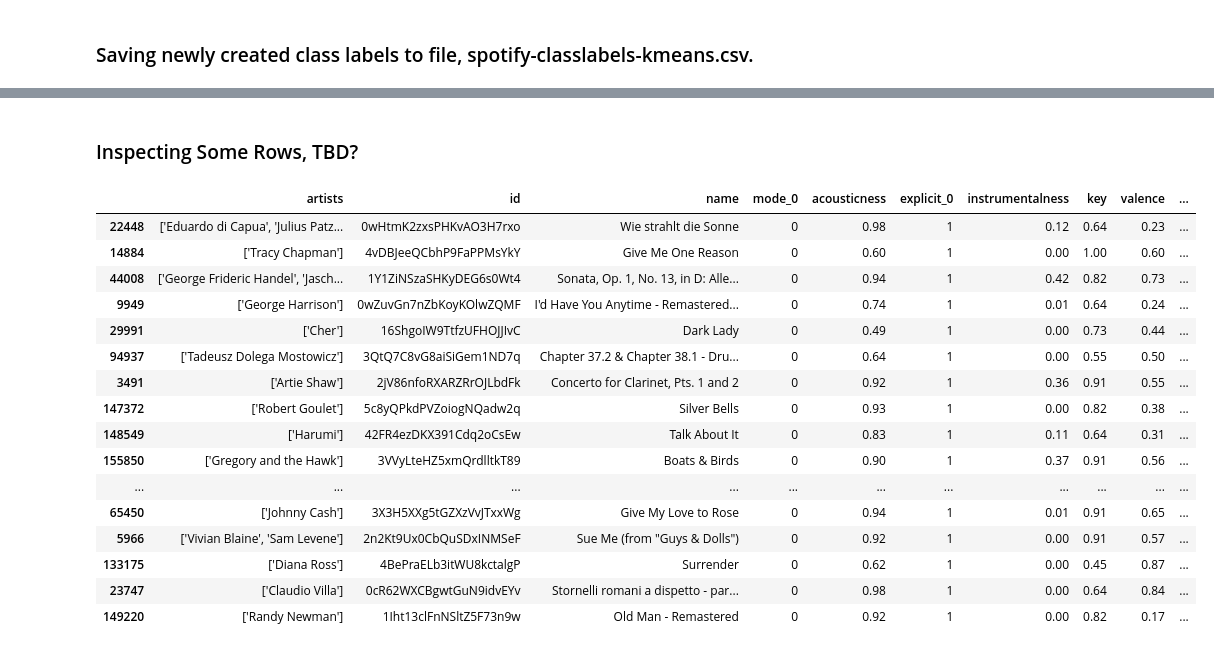
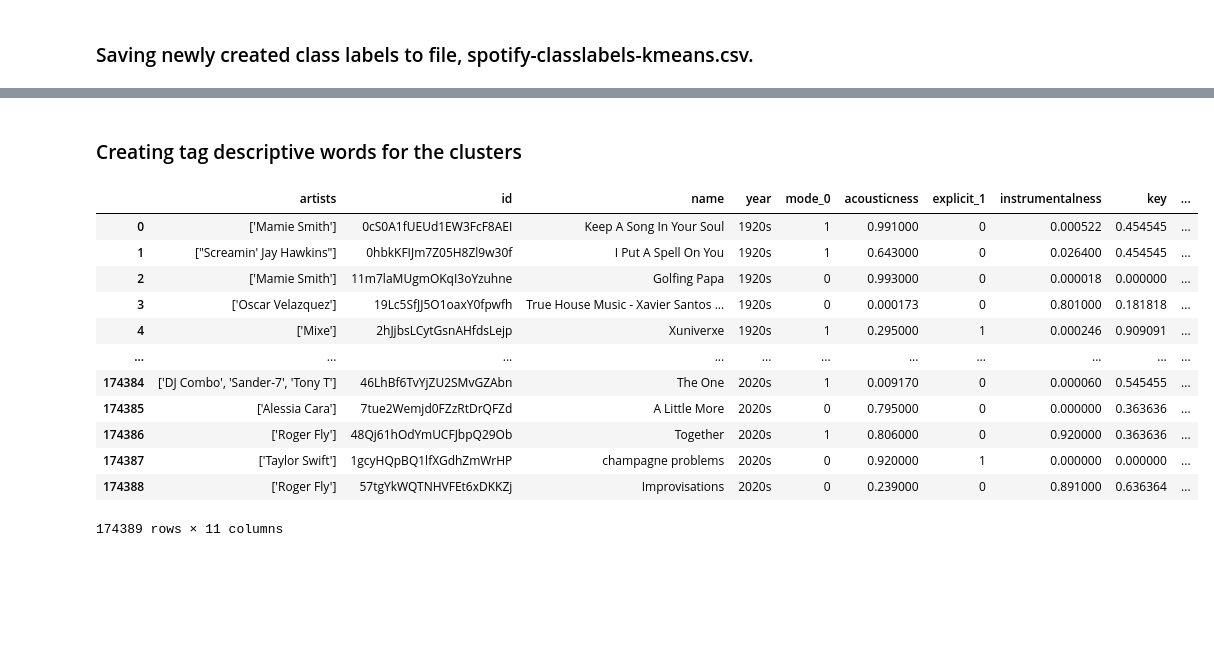
Before and after one commit to JoelQFernandez/DSC-478---Programming-Machine-Learning-Applications---Final-Project, a Jupyter notebook: Final Project - KMeans.ipynb, the cells around one changed output, grey strips where cells are left out. Saved outputs shown, nothing was run; the diff lists cells and outputs as text; code cells hidden in the pictures; blank space fills up the shorter version.

Commit message:
Added cluster tags

```diff
--- a/Final Project - KMeans.ipynb
+++ b/Final Project - KMeans.ipynb
@@ -230,27 +232,21 @@ spotify.to_csv((working_dir)+"/Data/spotify-classlabels-kmeans.csv", index = Fal
-# %% [markdown]
-### Inspecting Some Rows, TBD?
-# %%
-#inspecting some rows
-pd.set_option('display.max_columns', 500)
-
-#spotify.loc[spotify['cluster'] == 0].sample(n=20) # seems to be mid to high-energy poppy
-spotify.loc[spotify['cluster'] == 1].sample(n=20) # seems to be mellow instrumental
-#spotify.loc[spotify['cluster'] == 6].sample(n=20) # seems to be a more easy-listening collection
-# %% [output]
-|  | artists | id | name | mode_0 | acousticness | explicit_0 | instrumentalness | key | valence | ... |
-| 22448 | ['Eduardo di Capua', 'Julius Patz... | 0wHtmK2zxsPHKvAO3H7rxo | Wie strahlt die Sonne | 0 | 0.98 | 1 | 0.12 | 0.64 | 0.23 | ... |
-| 14884 | ['Tracy Chapman'] | 4vDBJeeQCbhP9FaPPMsYkY | Give Me One Reason | 0 | 0.60 | 1 | 0.00 | 1.00 | 0.60 | ... |
-| 44008 | ['George Frideric Handel', 'Jasch... | 1Y1ZiNSzaSHKyDEG6s0Wt4 | Sonata, Op. 1, No. 13, in D: Alle... | 0 | 0.94 | 1 | 0.42 | 0.82 | 0.73 | ... |
-| 9949 | ['George Harrison'] | 0wZuvGn7nZbKoyKOlwZQMF | I'd Have You Anytime - Remastered... | 0 | 0.74 | 1 | 0.01 | 0.64 | 0.24 | ... |
-| 29991 | ['Cher'] | 16ShgoIW9TtfzUFHOJJIvC | Dark Lady | 0 | 0.49 | 1 | 0.00 | 0.73 | 0.44 | ... |
-| 94937 | ['Tadeusz Dolega Mostowicz'] | 3QtQ7C8vG8aiSiGem1ND7q | Chapter 37.2 & Chapter 38.1 - Dru... | 0 | 0.64 | 1 | 0.00 | 0.55 | 0.50 | ... |
-| 3491 | ['Artie Shaw'] | 2jV86nfoRXARZRrOJLbdFk | Concerto for Clarinet, Pts. 1 and 2 | 0 | 0.92 | 1 | 0.36 | 0.91 | 0.55 | ... |
-| 147372 | ['Robert Goulet'] | 5c8yQPkdPVZoiogNQadw2q | Silver Bells | 0 | 0.93 | 1 | 0.00 | 0.82 | 0.38 | ... |
-| 148549 | ['Harumi'] | 42FR4ezDKX391Cdq2oCsEw | Talk About It | 0 | 0.83 | 1 | 0.11 | 0.64 | 0.31 | ... |
-| 155850 | ['Gregory and the Hawk'] | 3VVyLteHZ5xmQrdlltkT89 | Boats & Birds | 0 | 0.90 | 1 | 0.37 | 0.91 | 0.56 | ... |
-| ... | ... | ... | ... | ... | ... | ... | ... | ... | ... | ... |
-| 65450 | ['Johnny Cash'] | 3X3H5XXg5tGZXzVvJTxxWg | Give My Love to Rose | 0 | 0.94 | 1 | 0.01 | 0.91 | 0.65 | ... |
-| 5966 | ['Vivian Blaine', 'Sam Levene'] | 2n2Kt9Ux0CbQuSDxINMSeF | Sue Me (from "Guys & Dolls") | 0 | 0.92 | 1 | 0.00 | 0.91 | 0.57 | ... |
-| 133175 | ['Diana Ross'] | 4BePraELb3itWU8kctalgP | Surrender | 0 | 0.62 | 1 | 0.00 | 0.45 | 0.87 | ... |
-| 23747 | ['Claudio Villa'] | 0cR62WXCBgwtGuN9idvEYv | Stornelli romani a dispetto - par... | 0 | 0.98 | 1 | 0.00 | 0.64 | 0.84 | ... |
-| 149220 | ['Randy Newman'] | 1Iht13clFnNSltZ5F73n9w | Old Man - Remastered | 0 | 0.92 | 1 | 0.00 | 0.82 | 0.17 | ... |
+# %% [markdown]
+### Creating tag descriptive words for the clusters
+# %%
+spotify = pd.read_csv((working_dir)+"/Data/spotify-classlabels-kmeans.csv")
+
+#inspecting some rows
+pd.set_option('display.max_columns', 500)
+
+#spotify.loc[spotify['cluster'] == 0].sample(n=20) # High Energy, Poppy, Mid-Energy, Acoustic
+#spotify.loc[spotify['cluster'] == 1].sample(n=20) # Lo-fi, Classic Vocal, Vocal, Low-Energy, Jazz, Acoustic
+#spotify.loc[spotify['cluster'] == 2].sample(n=20) # Heavy Rock, Rock, Acoustic, Guitar, Mid Energy, High Energy
+#spotify.loc[spotify['cluster'] == 3].sample(n=30) # Instrumental, Classical, Jazz, Ballad, Low-Energy, Piano, Acoustic
+#spotify.loc[spotify['cluster'] == 4].sample(n=30) # Instrumental, Jazz, Ballad, Piano, Acoustic, Mid-Energy
+#spotify.loc[spotify['cluster'] == 5].sample(n=30) # Mid-Energy, Vocal, Acoustic, Folk, Jazz, Rock
+#spotify.loc[spotify['cluster'] == 6].sample(n=30) # Hip-Hop, R&B, Low-Energy, Mid-Energy, Rap, Spoken Word
+#spotify.loc[spotify['cluster'] == 7].sample(n=30) # Vocal, Standards, Jazz, Folk, Acoustic, Mid-Energy
+#spotify.loc[spotify['cluster'] == 8].sample(n=30) # Electronic, Techno, Mid-Energy, High-Energy, Rock, Pop, Ambient
+#spotify.loc[spotify['cluster'] == 9].sample(n=30) # Rap, Hip-Hop, High-Energy,Electronic, Rock, Spoken Word
+#spotify.loc[spotify['cluster'] == 10].sample(n=30) # low-Energy, Mid-Energy, Electronic, Techno, Ambient, Metal
+#spotify.loc[spotify['cluster'] == 11].sample(n=30) # High-Energy, Rock, R&B, Electronic, Synthesizer, Guitar, Metal
+#spotify.loc[spotify['cluster'] == 12].sample(n=30) # Classic Rock, Mid-Energy, Guitar, Groove, Pop
@@ -256,0 +267,16 @@ spotify.loc[spotify['cluster'] == 1].sample(n=20) # seems to be mellow instrumen
+# %%
+spotify
+# %% [output]
+|  | artists | id | name | year | mode_0 | acousticness | explicit_1 | instrumentalness | key | ... |
+| 0 | ['Mamie Smith'] | 0cS0A1fUEUd1EW3FcF8AEI | Keep A Song In Your Soul | 1920s | 1 | 0.991000 | 0 | 0.000522 | 0.454545 | ... |
+| 1 | ["Screamin' Jay Hawkins"] | 0hbkKFIJm7Z05H8Zl9w30f | I Put A Spell On You | 1920s | 1 | 0.643000 | 0 | 0.026400 | 0.454545 | ... |
+| 2 | ['Mamie Smith'] | 11m7laMUgmOKqI3oYzuhne | Golfing Papa | 1920s | 0 | 0.993000 | 0 | 0.000018 | 0.000000 | ... |
+| 3 | ['Oscar Velazquez'] | 19Lc5SfJJ5O1oaxY0fpwfh | True House Music - Xavier Santos ... | 1920s | 0 | 0.000173 | 0 | 0.801000 | 0.181818 | ... |
+| 4 | ['Mixe'] | 2hJjbsLCytGsnAHfdsLejp | Xuniverxe | 1920s | 1 | 0.295000 | 1 | 0.000246 | 0.909091 | ... |
+| ... | ... | ... | ... | ... | ... | ... | ... | ... | ... | ... |
+| 174384 | ['DJ Combo', 'Sander-7', 'Tony T'] | 46LhBf6TvYjZU2SMvGZAbn | The One | 2020s | 1 | 0.009170 | 0 | 0.000060 | 0.545455 | ... |
+| 174385 | ['Alessia Cara'] | 7tue2Wemjd0FZzRtDrQFZd | A Little More | 2020s | 0 | 0.795000 | 0 | 0.000000 | 0.363636 | ... |
+| 174386 | ['Roger Fly'] | 48Qj61hOdYmUCFJbpQ29Ob | Together | 2020s | 1 | 0.806000 | 0 | 0.920000 | 0.363636 | ... |
+| 174387 | ['Taylor Swift'] | 1gcyHQpBQ1lfXGdhZmWrHP | champagne problems | 2020s | 0 | 0.920000 | 1 | 0.000000 | 0.000000 | ... |
+| 174388 | ['Roger Fly'] | 57tgYkWQTNHVFEt6xDKKZj | Improvisations | 2020s | 0 | 0.239000 | 0 | 0.891000 | 0.636364 | ... |
+174389 rows × 11 columns
```
Also changed, not shown: parts of 5 cells of this notebook, 3 other files.
